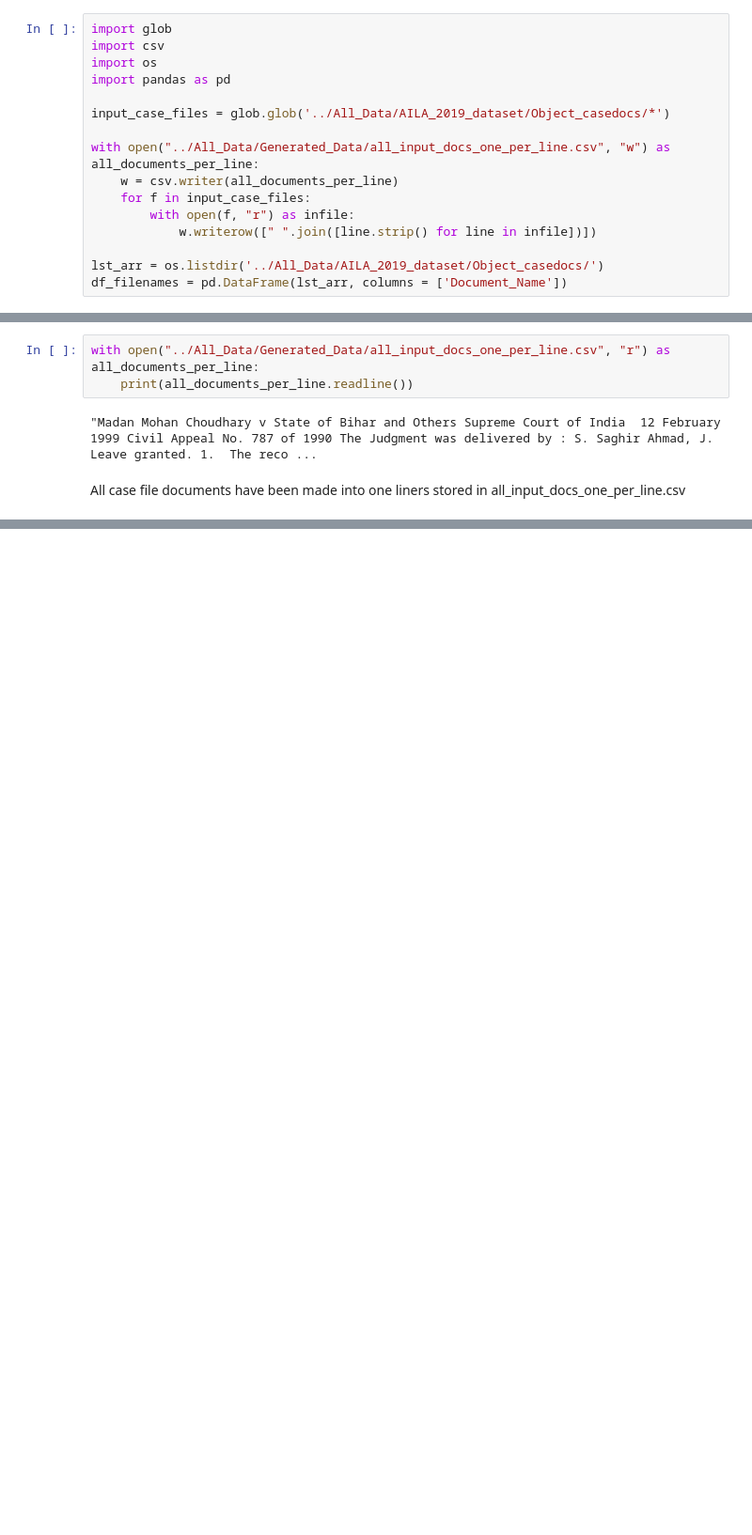
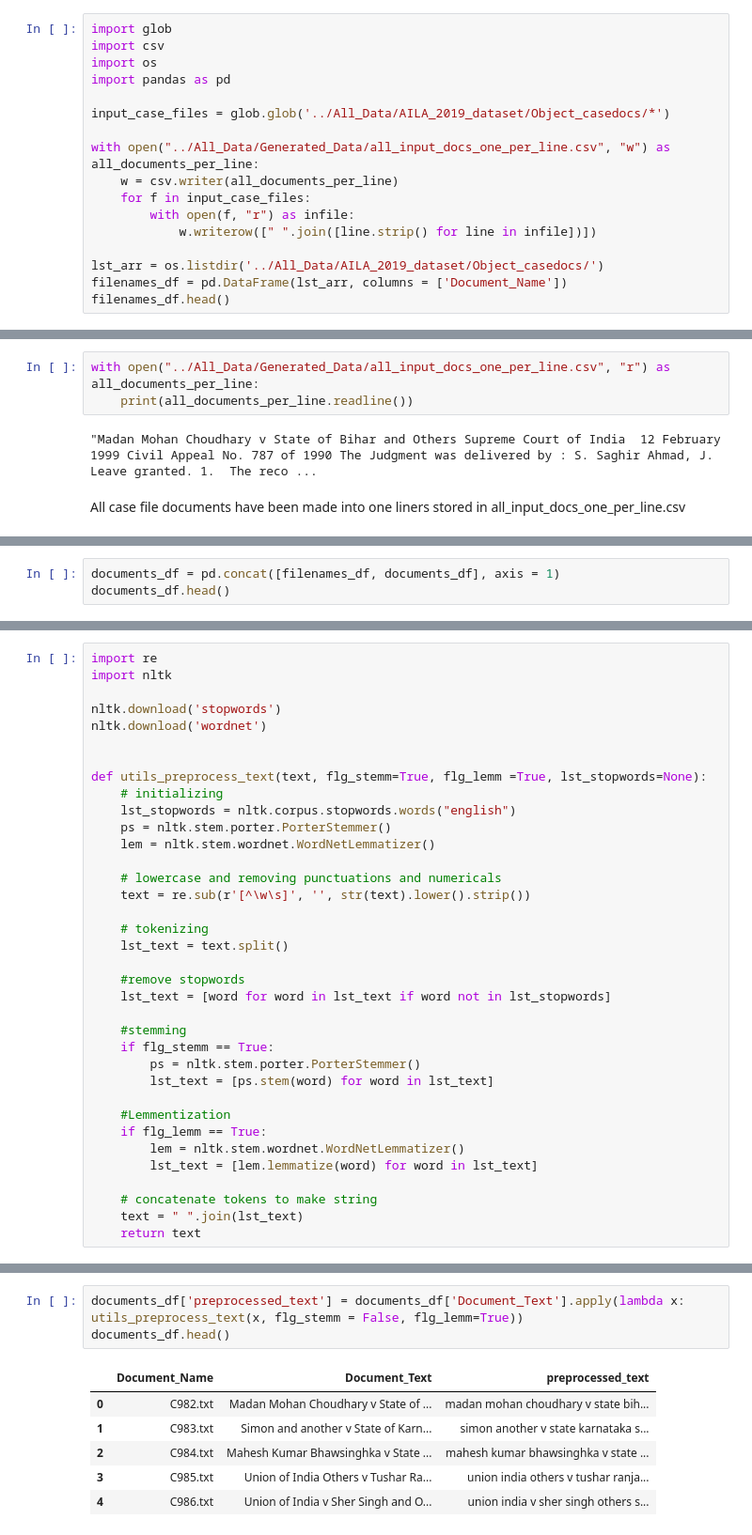
Before and after one commit to not-shoyo/LegalDoc-Retrieval-n-Summarization, a Jupyter notebook: IR_Model/Data_Preprocessing.ipynb, the cells around one changed output, grey strips where cells are left out. Shown at 94% size. Saved outputs shown, nothing was run; the diff lists cells and outputs as text; blank space fills up the shorter version.

```diff
--- a/IR_Model/Data_Preprocessing.ipynb
+++ b/IR_Model/Data_Preprocessing.ipynb
@@ -24,4 +24,5 @@ with open("../All_Data/Generated_Data/all_input_docs_one_per_line.csv", "w") as
             w.writerow([" ".join([line.strip() for line in infile])])
 
 lst_arr = os.listdir('../All_Data/AILA_2019_dataset/Object_casedocs/')
-df_filenames = pd.DataFrame(lst_arr, columns = ['Document_Name'])
+filenames_df = pd.DataFrame(lst_arr, columns = ['Document_Name'])
+filenames_df.head()
@@ -44,0 +68,3 @@ All case file documents have been made into one liners stored in all_input_docs_
+# %%
+documents_df = pd.concat([filenames_df, documents_df], axis = 1)
+documents_df.head()
@@ -44,0 +129,36 @@ All case file documents have been made into one liners stored in all_input_docs_
+# %%
+import re
+import nltk
+
+nltk.download('stopwords')
+nltk.download('wordnet')
+
+
+def utils_preprocess_text(text, flg_stemm=True, flg_lemm =True, lst_stopwords=None):
+    # initializing
+    lst_stopwords = nltk.corpus.stopwords.words("english")
+    ps = nltk.stem.porter.PorterStemmer()
+    lem = nltk.stem.wordnet.WordNetLemmatizer()
+
+    # lowercase and removing punctuations and numericals
+    text = re.sub(r'[^\w\s]', '', str(text).lower().strip())
+
+    # tokenizing
+    lst_text = text.split()
+
+    #remove stopwords
+    lst_text = [word for word in lst_text if word not in lst_stopwords]
+
+    #stemming
+    if flg_stemm == True:
+        ps = nltk.stem.porter.PorterStemmer()
+        lst_text = [ps.stem(word) for word in lst_text]
+
+    #Lemmentization
+    if flg_lemm == True:
+        lem = nltk.stem.wordnet.WordNetLemmatizer()
+        lst_text = [lem.lemmatize(word) for word in lst_text]
+
+    # concatenate tokens to make string
+    text = " ".join(lst_text)
+    return text
@@ -44,0 +169,10 @@ All case file documents have been made into one liners stored in all_input_docs_
+# %%
+documents_df['preprocessed_text'] = documents_df['Document_Text'].apply(lambda x: utils_preprocess_text(x, flg_stemm = False, flg_lemm=True))
+documents_df.head()
+# %% [output]
+|  | Document_Name | Document_Text | preprocessed_text |
+| 0 | C982.txt | Madan Mohan Choudhary v State of ... | madan mohan choudhary v state bih... |
+| 1 | C983.txt | Simon and another v State of Karn... | simon another v state karnataka s... |
+| 2 | C984.txt | Mahesh Kumar Bhawsinghka v State ... | mahesh kumar bhawsinghka v state ... |
+| 3 | C985.txt | Union of India Others v Tushar Ra... | union india others v tushar ranja... |
+| 4 | C986.txt | Union of India v Sher Singh and O... | union india v sher singh others s... |
```
Also changed, not shown: parts of 18 cells of this notebook.
